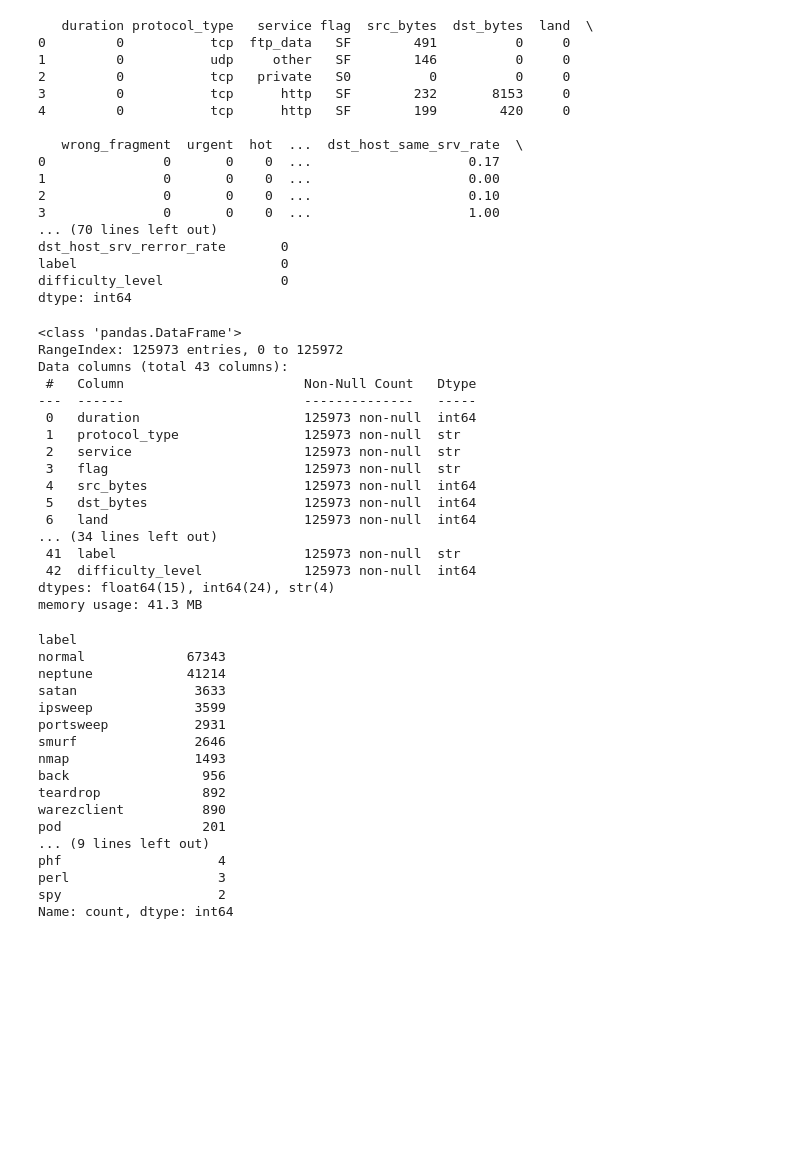
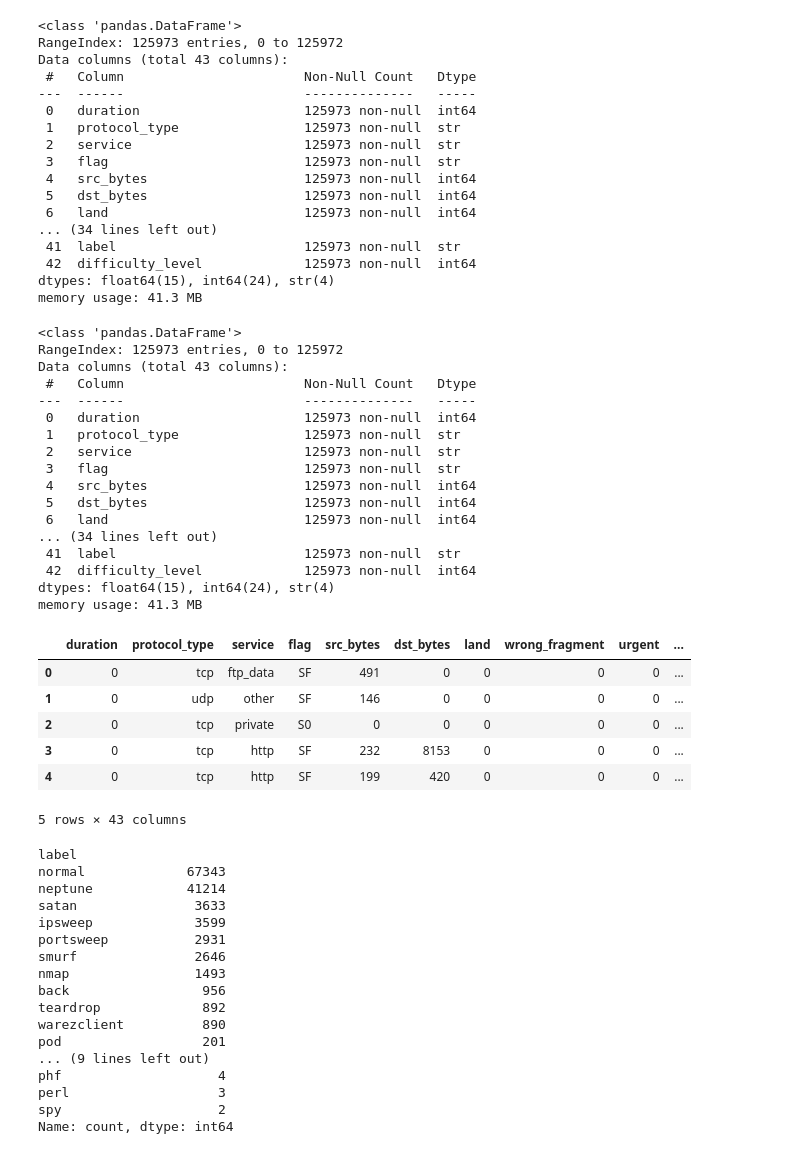
Before and after one commit to svmod3/network-intrusion-detection, a Jupyter notebook: notebooks/01_eda_modeling.ipynb, the cells around one changed output. Saved outputs shown, nothing was run; the diff lists cells and outputs as text; code cells hidden in the pictures; blank space fills up the shorter version.

```diff
--- a/notebooks/01_eda_modeling.ipynb
+++ b/notebooks/01_eda_modeling.ipynb
@@ -23,48 +24,53 @@ df_train = pd.read_csv('../data/KDDTrain.txt', names=col_names)
 df_test = pd.read_csv('../data/KDDTest.txt', names=col_names)
 
 
-head = df_train.head()
-null_values = df_train.isnull().sum()
-
-print(head, null_values)
+df_train.info()
 # %% [output]
-   duration protocol_type   service flag  src_bytes  dst_bytes  land  \
-0         0           tcp  ftp_data   SF        491          0     0
-1         0           udp     other   SF        146          0     0
-2         0           tcp   private   S0          0          0     0
-3         0           tcp      http   SF        232       8153     0
-4         0           tcp      http   SF        199        420     0
-
-   wrong_fragment  urgent  hot  ...  dst_host_same_srv_rate  \
-0               0       0    0  ...                    0.17
-1               0       0    0  ...                    0.00
-2               0       0    0  ...                    0.10
-3               0       0    0  ...                    1.00
-... (70 lines left out)
-dst_host_srv_rerror_rate       0
-label                          0
-difficulty_level               0
-dtype: int64
+<class 'pandas.DataFrame'>
+RangeIndex: 125973 entries, 0 to 125972
+Data columns (total 43 columns):
+ #   Column                       Non-Null Count   Dtype
+---  ------                       --------------   -----
+ 0   duration                     125973 non-null  int64
+ 1   protocol_type                125973 non-null  str
+ 2   service                      125973 non-null  str
+ 3   flag                         125973 non-null  str
+ 4   src_bytes                    125973 non-null  int64
+ 5   dst_bytes                    125973 non-null  int64
+ 6   land                         125973 non-null  int64
+... (34 lines left out)
+ 41  label                        125973 non-null  str
+ 42  difficulty_level             125973 non-null  int64
+dtypes: float64(15), int64(24), str(4)
+memory usage: 41.3 MB
 # %%
 df_train.info()
+df_train.head(5)
 # %% [output]
 <class 'pandas.DataFrame'>
 RangeIndex: 125973 entries, 0 to 125972
 Data columns (total 43 columns):
  #   Column                       Non-Null Count   Dtype
 ---  ------                       --------------   -----
  0   duration                     125973 non-null  int64
  1   protocol_type                125973 non-null  str
  2   service                      125973 non-null  str
  3   flag                         125973 non-null  str
  4   src_bytes                    125973 non-null  int64
  5   dst_bytes                    125973 non-null  int64
  6   land                         125973 non-null  int64
 ... (34 lines left out)
  41  label                        125973 non-null  str
  42  difficulty_level             125973 non-null  int64
 dtypes: float64(15), int64(24), str(4)
 memory usage: 41.3 MB
+|  | duration | protocol_type | service | flag | src_bytes | dst_bytes | land | wrong_fragment | urgent | ... |
+| 0 | 0 | tcp | ftp_data | SF | 491 | 0 | 0 | 0 | 0 | ... |
+| 1 | 0 | udp | other | SF | 146 | 0 | 0 | 0 | 0 | ... |
+| 2 | 0 | tcp | private | S0 | 0 | 0 | 0 | 0 | 0 | ... |
+| 3 | 0 | tcp | http | SF | 232 | 8153 | 0 | 0 | 0 | ... |
+| 4 | 0 | tcp | http | SF | 199 | 420 | 0 | 0 | 0 | ... |
+5 rows × 43 columns
 # %%
 df_train['label'].value_counts()
 # %% [output]
```
Also changed, not shown: parts of 16 cells of this notebook.
